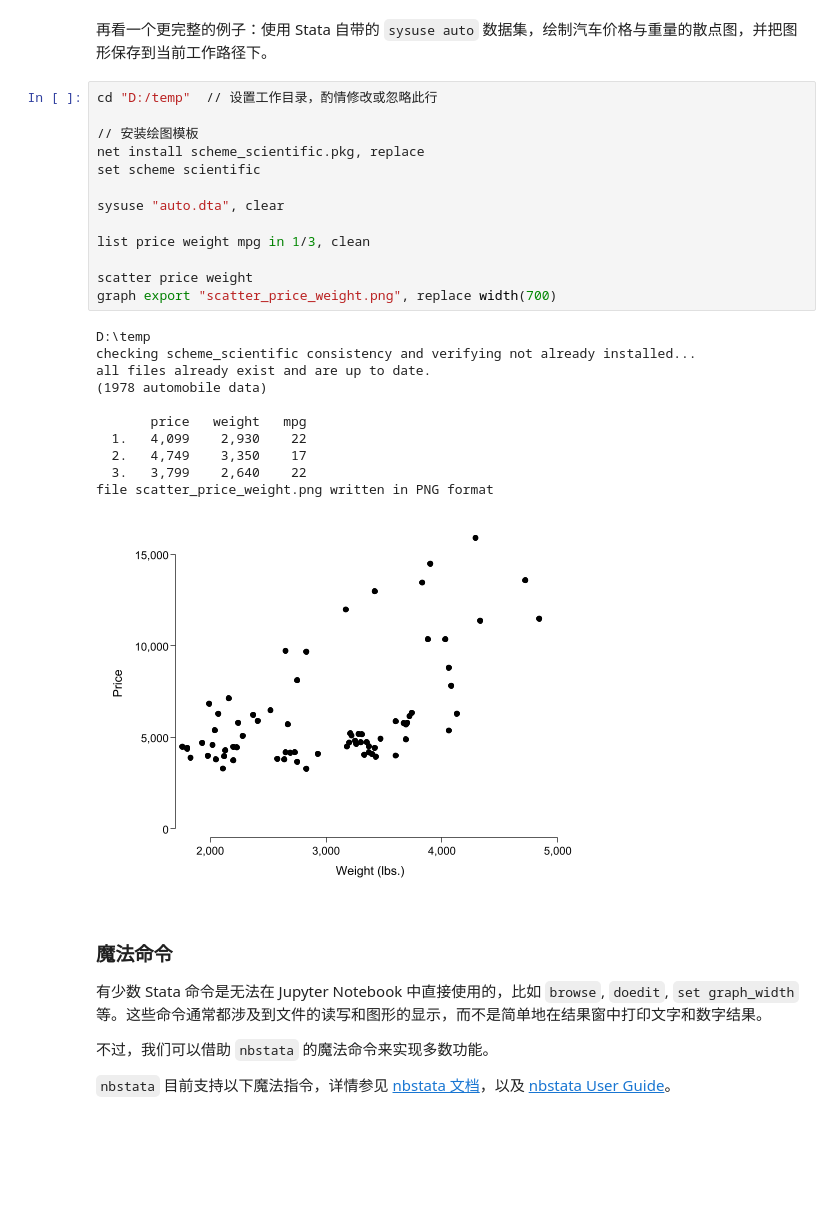
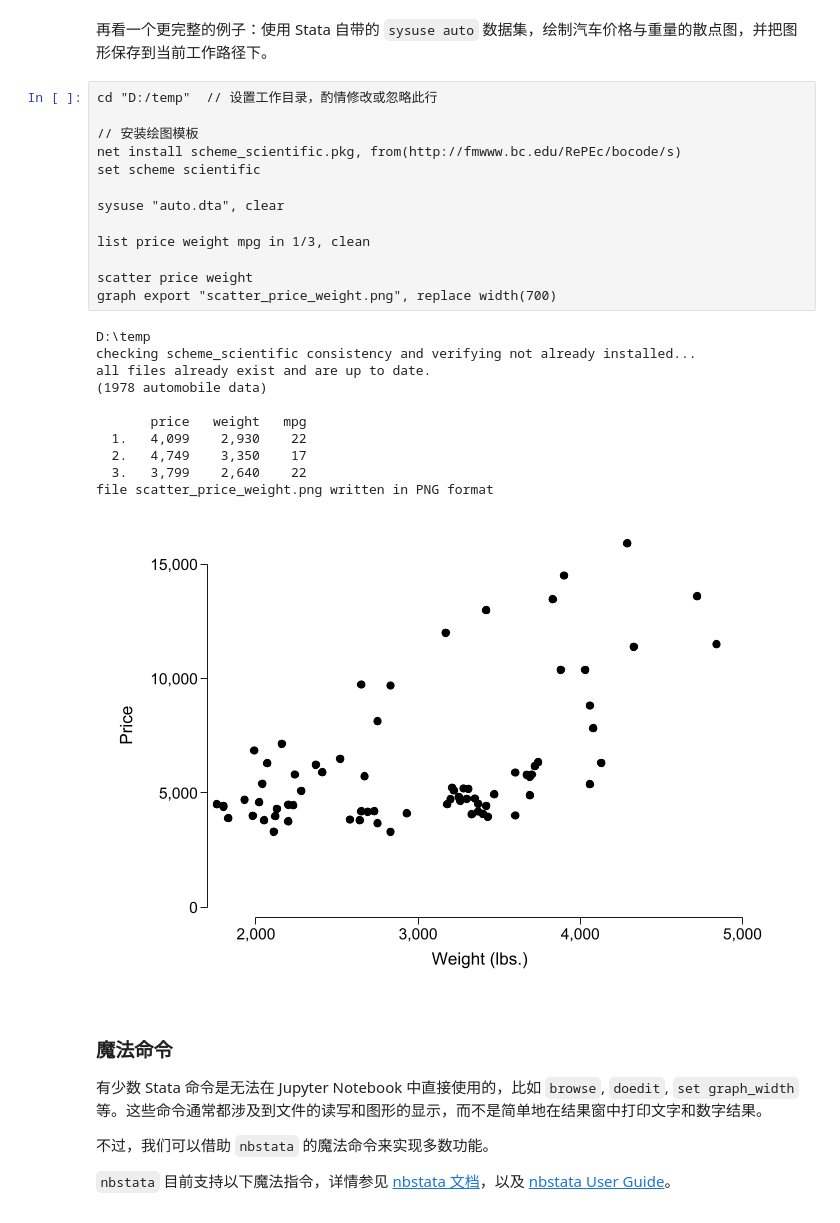
Before and after one commit to lianxhcn/research_with_AI, a Jupyter notebook: body/01_use_Junpyter_Notebook.ipynb, the cells around one changed output. Saved outputs shown, nothing was run; the diff lists cells and outputs as text; blank space fills up the shorter version.

```diff
--- a/body/01_use_Junpyter_Notebook.ipynb
+++ b/body/01_use_Junpyter_Notebook.ipynb
@@ -61,28 +61,28 @@ nbstata is so NB
 # %%
 cd "D:/temp"  // 设置工作目录，酌情修改或忽略此行
 
 // 安装绘图模板
-net install scheme_scientific.pkg, replace
+net install scheme_scientific.pkg, from(http://fmwww.bc.edu/RePEc/bocode/s)
 set scheme scientific
 
 sysuse "auto.dta", clear
 
 list price weight mpg in 1/3, clean
 
 scatter price weight
 graph export "scatter_price_weight.png", replace width(700)
 # %% [output]
 D:\temp
 checking scheme_scientific consistency and verifying not already installed...
 all files already exist and are up to date.
 (1978 automobile data)
 
        price   weight   mpg
   1.   4,099    2,930    22
   2.   4,749    3,350    17
   3.   3,799    2,640    22
 file scatter_price_weight.png written in PNG format
-[figure, old version]
+[figure, new version]
 # %% [markdown]
 ### 魔法命令
 
```
Also changed, not shown: parts of 10 cells of this notebook, 5 other files.
